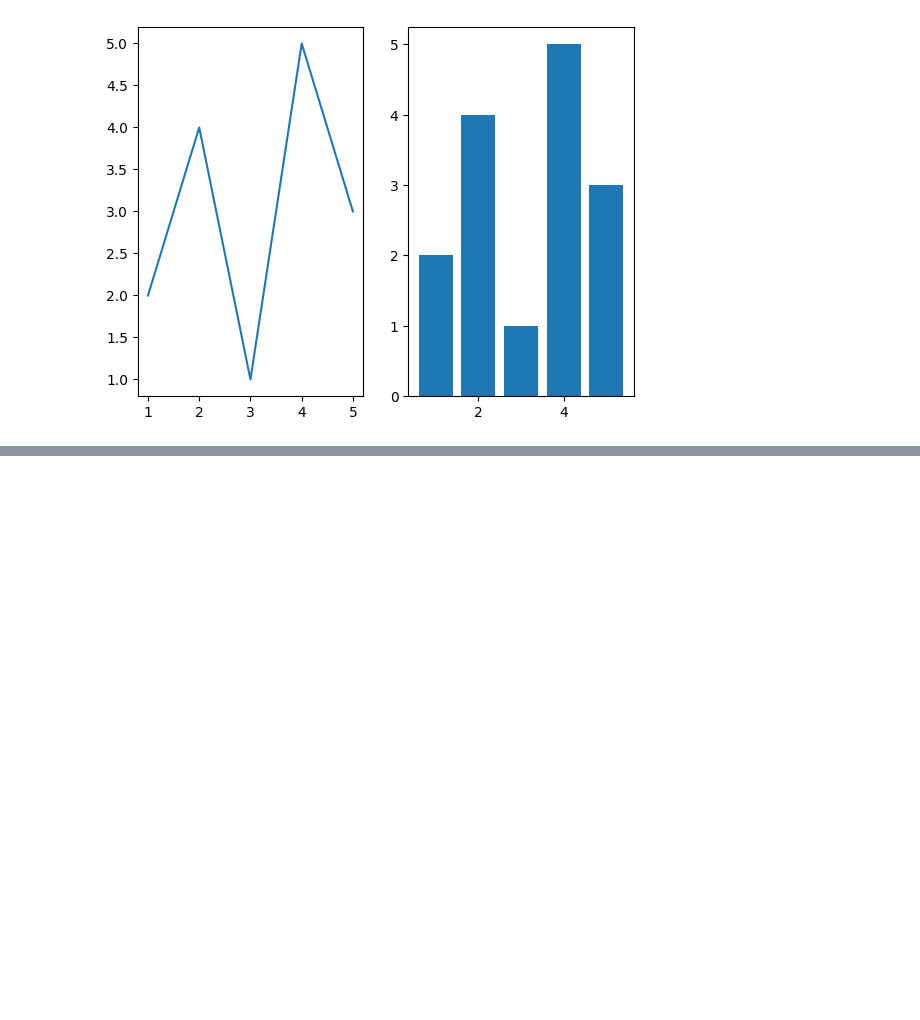
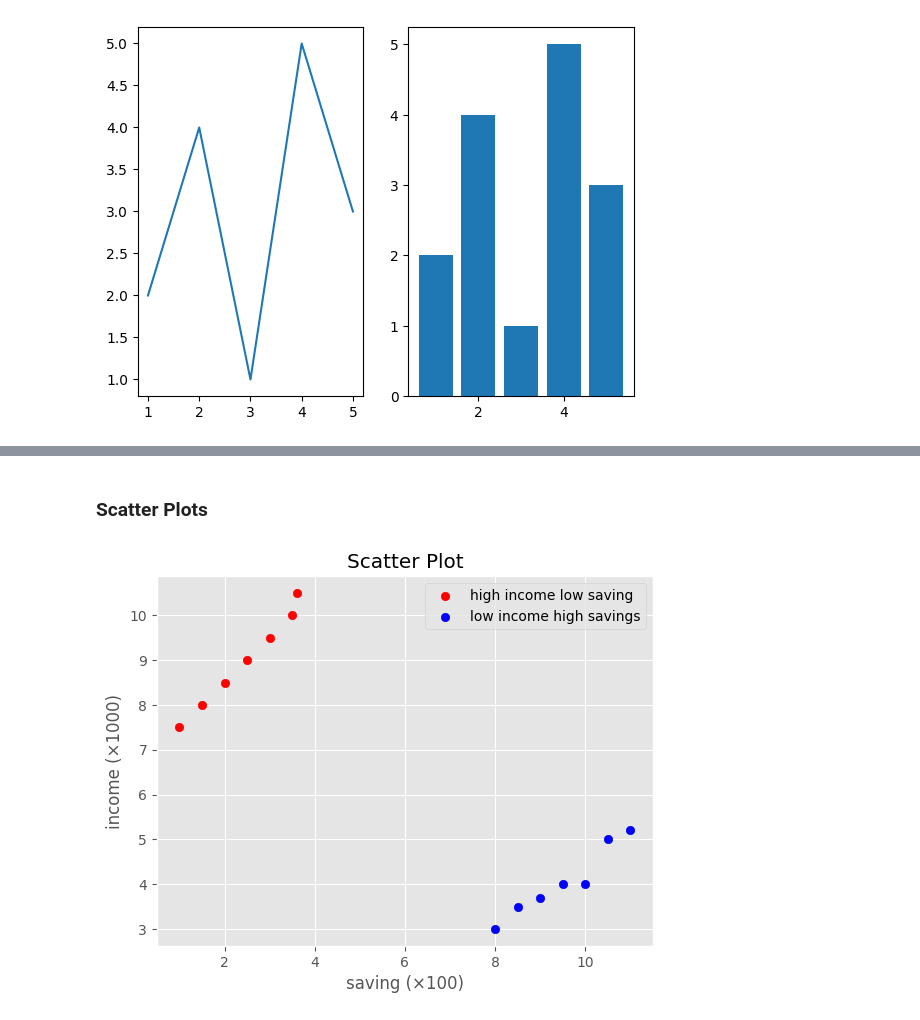
Before and after one commit to Kavithma-Thushal/Machine-Learning-Room-GDSE66, a Jupyter notebook: Day 5/Jupyter/main.ipynb, the cells around one changed output, grey strips where cells are left out. Saved outputs shown, nothing was run; the diff lists cells and outputs as text; code cells hidden in the pictures; blank space fills up the shorter version.

```diff
--- a/Day 5/Jupyter/main.ipynb
+++ b/Day 5/Jupyter/main.ipynb
@@ -31,0 +86,21 @@ plt.show()
+# %% [markdown]
+### Scatter Plots
+# %%
+import matplotlib.pyplot as plt
+
+x = [1, 1.5, 2, 2.5, 3, 3.5, 3.6]
+y = [7.5, 8, 8.5, 9, 9.5, 10, 10.5]
+
+x1 = [8, 8.5, 9, 9.5, 10, 10.5, 11]
+y1 = [3, 3.5, 3.7, 4, 4, 5, 5.2]
+
+plt.scatter(x, y, label='high income low saving', color='r')
+plt.scatter(x1, y1, label='low income high savings', color='b')
+
+plt.xlabel('saving (×100)')
+plt.ylabel('income (×1000)')
+plt.title('Scatter Plot')
+plt.legend()
+plt.show()
+# %% [output]
+[figure, added]
```
Also changed, not shown: parts of 8 cells of this notebook.
